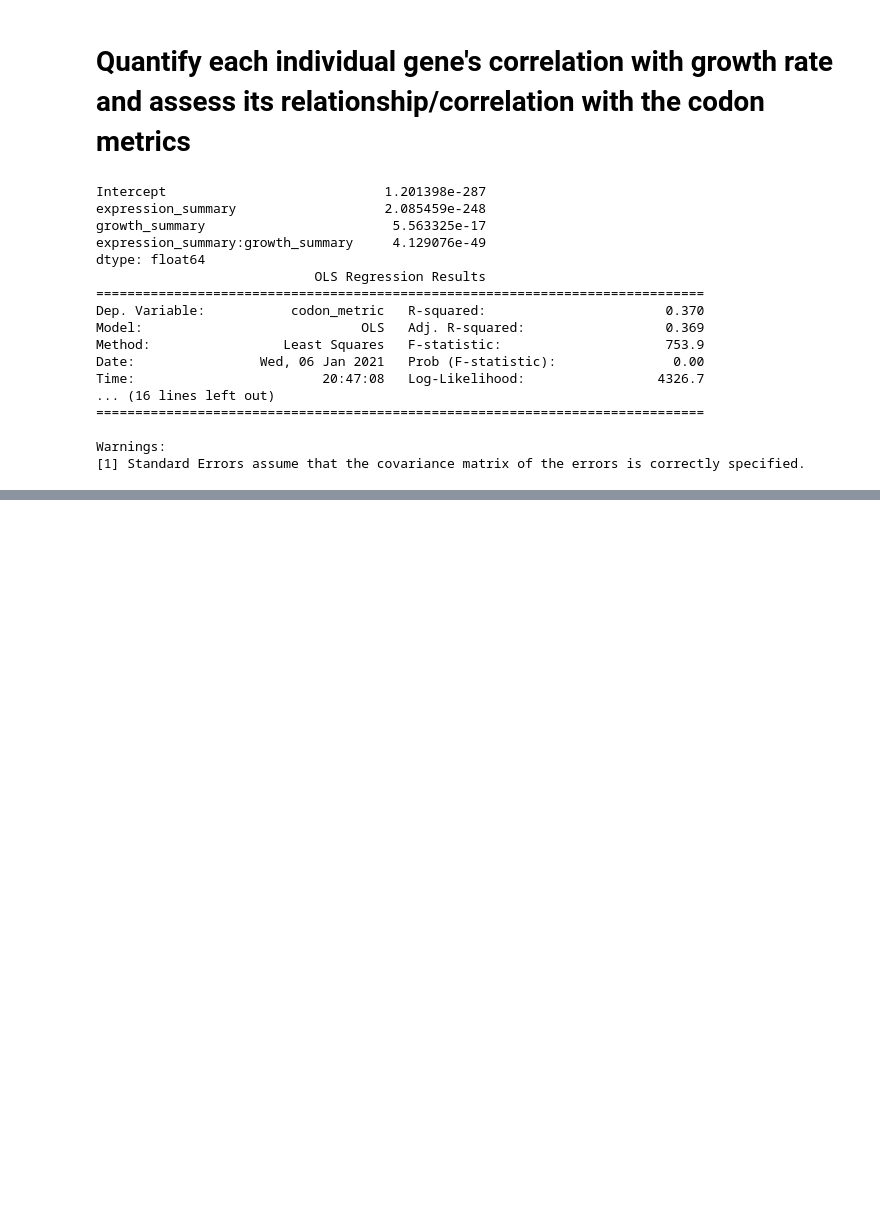
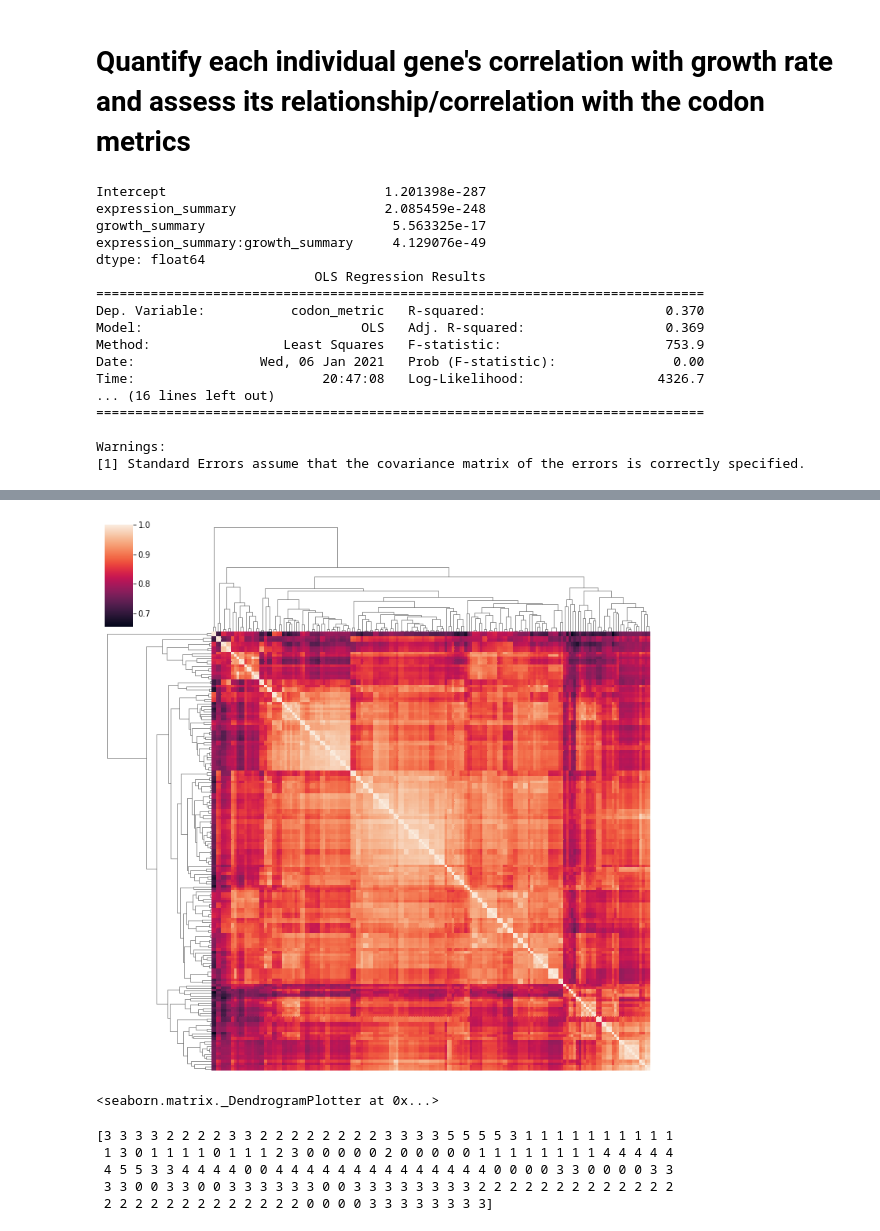
Before and after one commit to adamhockenberry/Growth-expression-translation, a Jupyter notebook: Code/scratch_AJH.ipynb, the cells around one changed output, grey strips where cells are left out. Drawn from its saved outputs; the diff is of its cells as text; code cells hidden in the pictures; blank space fills up the shorter version.

```diff
--- a/Code/scratch_AJH.ipynb
+++ b/Code/scratch_AJH.ipynb
@@ -402,0 +505,5 @@ Warnings:
+# %%
+#Spearman correlation of conditions
+condition_corr = expression_df.corr(method='spearman')
+print(condition_corr.shape)
+condition_corr.head()
@@ -402,0 +519,18 @@ Warnings:
+# %%
+g = sns.clustermap(condition_corr, yticklabels=False, xticklabels=False)
+# %% [output]
+[figure, added]
+# %%
+g.dendrogram_col
+# %% [output]
+<seaborn.matrix._DendrogramPlotter at 0x...>
+# %%
+cluster = AgglomerativeClustering(n_clusters=6, affinity='euclidean', linkage='ward')
+tempy = cluster.fit_predict(expression_df.T.values)
+print(tempy)
+# %% [output]
+[3 3 3 3 2 2 2 2 3 3 2 2 2 2 2 2 2 2 3 3 3 3 5 5 5 5 3 1 1 1 1 1 1 1 1 1 1
+ 1 3 0 1 1 1 1 0 1 1 1 2 3 0 0 0 0 0 2 0 0 0 0 0 1 1 1 1 1 1 1 1 4 4 4 4 4
+ 4 5 5 3 3 4 4 4 4 0 0 4 4 4 4 4 4 4 4 4 4 4 4 4 4 0 0 0 0 3 3 0 0 0 0 3 3
+ 3 3 0 0 3 3 0 0 3 3 3 3 3 3 0 0 3 3 3 3 3 3 3 3 2 2 2 2 2 2 2 2 2 2 2 2 2
+ 2 2 2 2 2 2 2 2 2 2 2 2 2 0 0 0 0 3 3 3 3 3 3 3 3]
```
Also changed, not shown: parts of 20 cells of this notebook, 7 other files.
